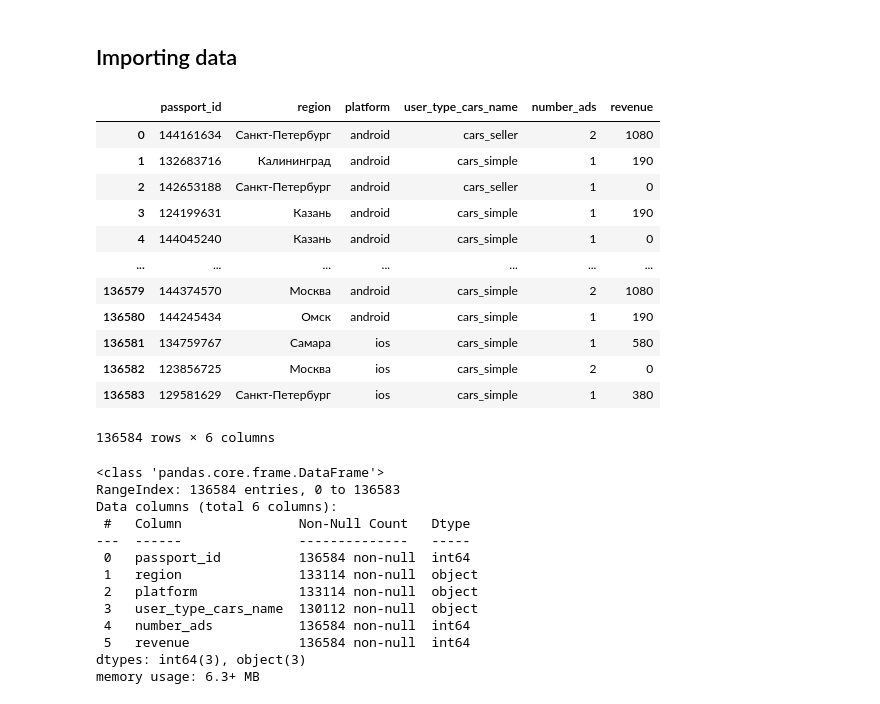
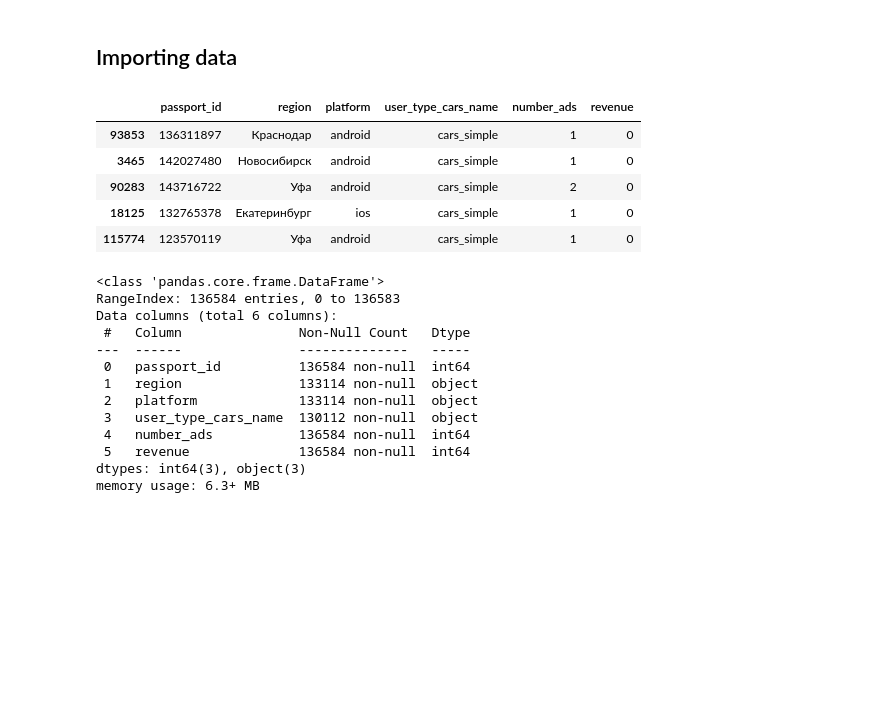
Before and after one commit to nktnlx/advanced_data_analysis_course, a Jupyter notebook: 03_ab_testing/03_samples_srm.ipynb, the cells around one changed output. Drawn from its saved outputs; the diff is of its cells as text; code cells hidden in the pictures; blank space fills up the shorter version.

```diff
--- a/03_ab_testing/03_samples_srm.ipynb
+++ b/03_ab_testing/03_samples_srm.ipynb
@@ -13,21 +21,14 @@ import numpy as np
 # %%
 df1 = pd.read_csv('homework_task_2.csv')
 # %%
-df1
+df1.sample(5)
 # %% [output]
 |  | passport_id | region | platform | user_type_cars_name | number_ads | revenue |
-| 0 | 144161634 | Санкт-Петербург | android | cars_seller | 2 | 1080 |
-| 1 | 132683716 | Калининград | android | cars_simple | 1 | 190 |
-| 2 | 142653188 | Санкт-Петербург | android | cars_seller | 1 | 0 |
-| 3 | 124199631 | Казань | android | cars_simple | 1 | 190 |
-| 4 | 144045240 | Казань | android | cars_simple | 1 | 0 |
-| ... | ... | ... | ... | ... | ... | ... |
-| 136579 | 144374570 | Москва | android | cars_simple | 2 | 1080 |
-| 136580 | 144245434 | Омск | android | cars_simple | 1 | 190 |
-| 136581 | 134759767 | Самара | ios | cars_simple | 1 | 580 |
-| 136582 | 123856725 | Москва | ios | cars_simple | 2 | 0 |
-| 136583 | 129581629 | Санкт-Петербург | ios | cars_simple | 1 | 380 |
+| 93853 | 136311897 | Краснодар | android | cars_simple | 1 | 0 |
+| 3465 | 142027480 | Новосибирск | android | cars_simple | 1 | 0 |
+| 90283 | 143716722 | Уфа | android | cars_simple | 2 | 0 |
+| 18125 | 132765378 | Екатеринбург | ios | cars_simple | 1 | 0 |
+| 115774 | 123570119 | Уфа | android | cars_simple | 1 | 0 |
-136584 rows × 6 columns
 # %%
 df1.info()
 # %% [output]
```
Also changed, not shown: parts of 15 cells of this notebook.
